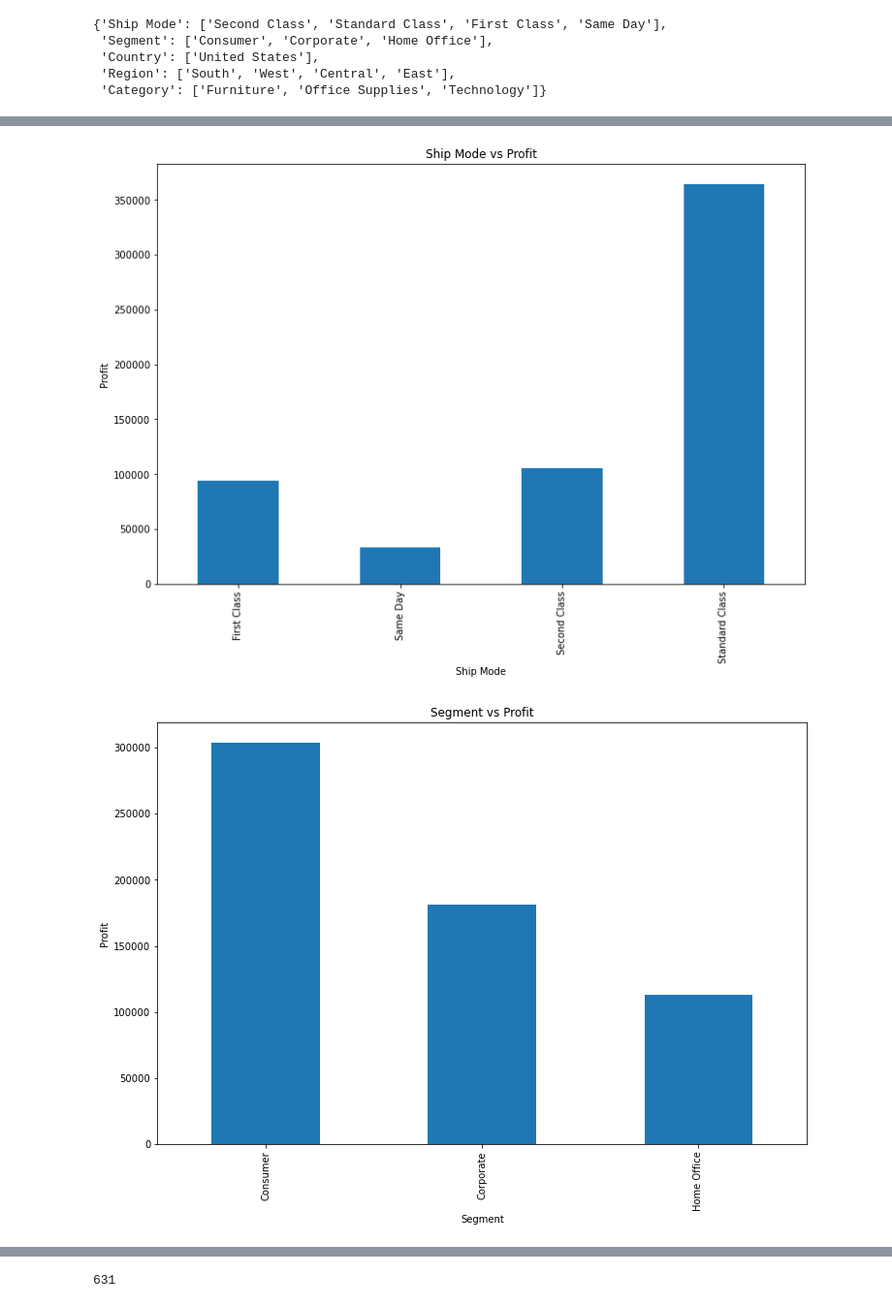
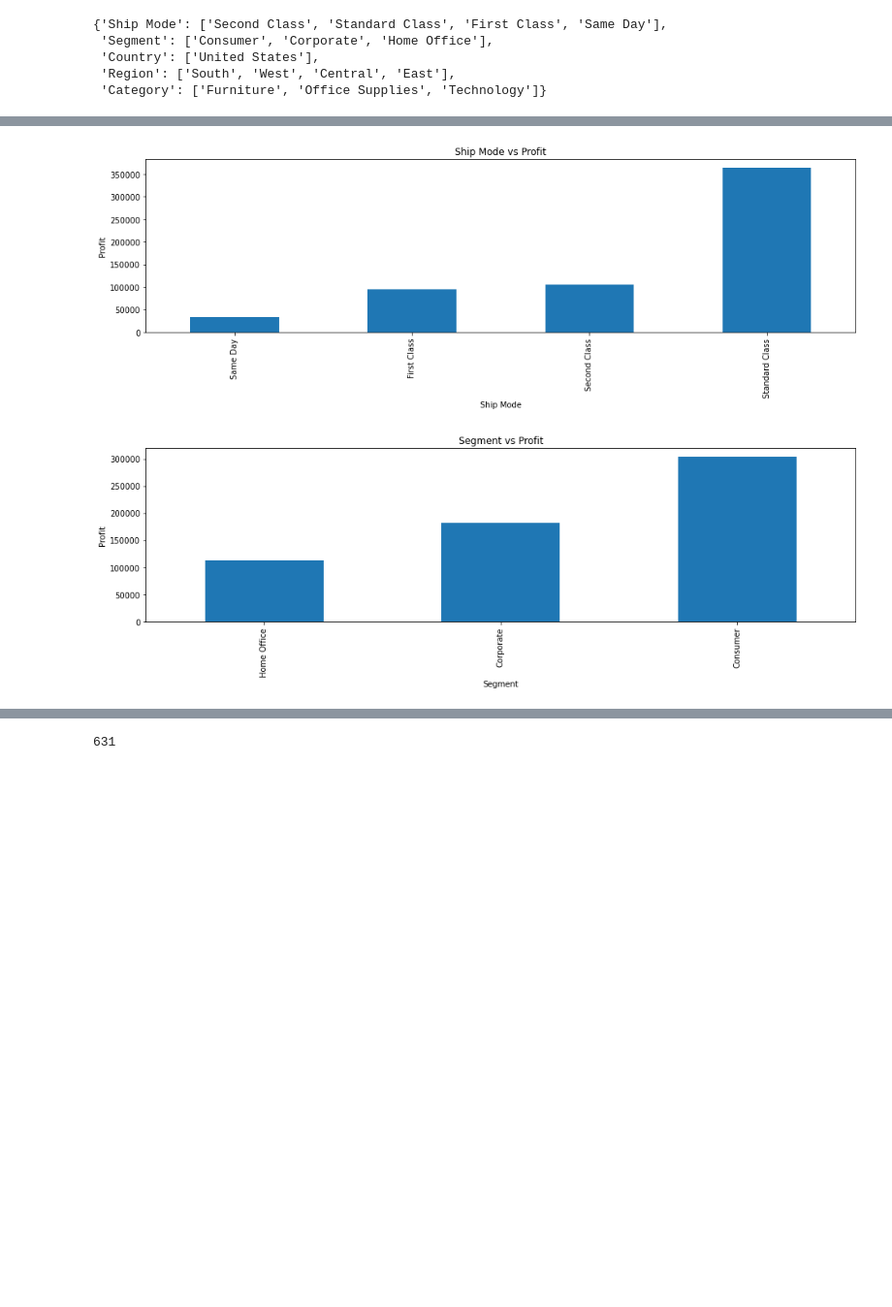
Before and after one commit to dikshantsharma12/The-Sparks-Foundation-Assignments, a Jupyter notebook: Task3 EDA Retail.ipynb, the cells around one changed output, grey strips where cells are left out. Shown: that part at 97% size. Saved outputs shown, nothing was run; the diff lists cells and outputs as text; code cells hidden in the pictures; blank space fills up the shorter version.

```diff
--- a/Task3 EDA Retail.ipynb
+++ b/Task3 EDA Retail.ipynb
@@ -103,10 +105,10 @@ df.head()
 # %%
 ### For categorical feature
 for feature in df.columns:
     if df[feature].dtype=="O" and feature!="City":
-        df.groupby(feature)["Profit"].sum().plot(kind="bar",xlabel=feature,ylabel="Profit",figsize=(12,8))
+        df.groupby(feature)["Profit"].sum().sort_values().plot(kind="bar",xlabel=feature,ylabel="Profit",figsize=(16,4))
         plt.title(feature+ " vs Profit")
         plt.show()
 # %% [output]
-[figure, old version]
+[figure, new version]
-[figure, old version]
+[figure, new version]
```
Also changed, not shown: parts of 20 cells of this notebook, 4 other files.
